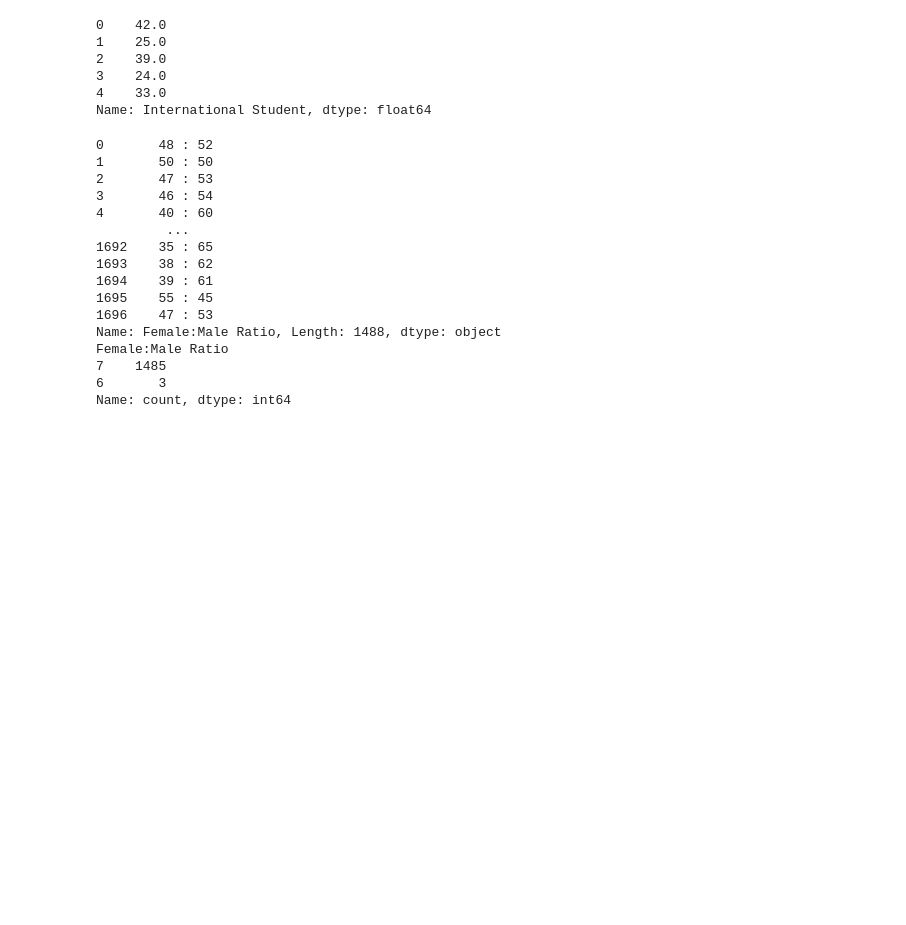
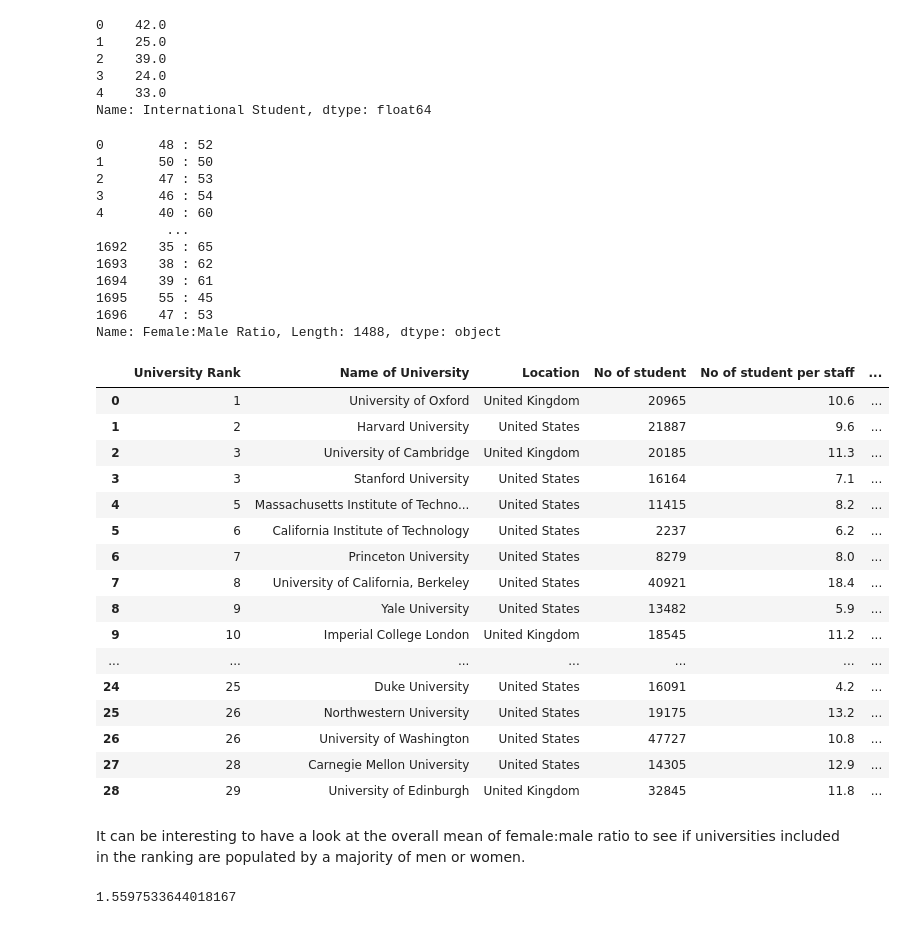
Before and after one commit to Siegfried2021/university_rankings, a Jupyter notebook: university_rankings.ipynb, the cells around one changed output. Drawn from its saved outputs; the diff is of its cells as text; code cells hidden in the pictures; blank space fills up the shorter version.

```diff
--- a/university_rankings.ipynb
+++ b/university_rankings.ipynb
@@ -107,27 +109,55 @@ df_univ["International Student"].head()
 3    24.0
 4    33.0
 Name: International Student, dtype: float64
-# %%
-print(df_univ["Female:Male Ratio"])
-
-def length_values(str_ratio):
-    return len(str_ratio)
-
-print(df_univ["Female:Male Ratio"].apply(length_values).value_counts())
-# %% [output]
-0       48 : 52
-1       50 : 50
-2       47 : 53
-3       46 : 54
-4       40 : 60
-         ...
-1692    35 : 65
-1693    38 : 62
-1694    39 : 61
-1695    55 : 45
-1696    47 : 53
-Name: Female:Male Ratio, Length: 1488, dtype: object
-Female:Male Ratio
-7    1485
-6       3
-Name: count, dtype: int64
+# %%
+print(df_univ["Female:Male Ratio"])
+
+def convert_ratio(str_ratio):
+    try:
+        split = str_ratio.split(":")
+        numerator = float(split[0])
+        denominator = float(split[1])
+        result = numerator / denominator
+        return result
+    except ZeroDivisionError:
+        return 100
+
+df_univ = df_univ[df_univ["Female:Male Ratio"].apply(lambda x: len(str(x)) == 7)]
+df_univ["Female:Male Ratio_modif"] = df_univ["Female:Male Ratio"].apply(lambda x: convert_ratio(x))
+df_univ.head(25)
+# %% [output]
+0       48 : 52
+1       50 : 50
+2       47 : 53
+3       46 : 54
+4       40 : 60
+         ...
+1692    35 : 65
+1693    38 : 62
+1694    39 : 61
+1695    55 : 45
+1696    47 : 53
+Name: Female:Male Ratio, Length: 1488, dtype: object
+|  | University Rank | Name of University | Location | No of student | No of student per staff | ... |
+| 0 | 1 | University of Oxford | United Kingdom | 20965 | 10.6 | ... |
+| 1 | 2 | Harvard University | United States | 21887 | 9.6 | ... |
+| 2 | 3 | University of Cambridge | United Kingdom | 20185 | 11.3 | ... |
+| 3 | 3 | Stanford University | United States | 16164 | 7.1 | ... |
+| 4 | 5 | Massachusetts Institute of Techno... | United States | 11415 | 8.2 | ... |
+| 5 | 6 | California Institute of Technology | United States | 2237 | 6.2 | ... |
+| 6 | 7 | Princeton University | United States | 8279 | 8.0 | ... |
+| 7 | 8 | University of California, Berkeley | United States | 40921 | 18.4 | ... |
+| 8 | 9 | Yale University | United States | 13482 | 5.9 | ... |
+| 9 | 10 | Imperial College London | United Kingdom | 18545 | 11.2 | ... |
+| ... | ... | ... | ... | ... | ... | ... |
+| 24 | 25 | Duke University | United States | 16091 | 4.2 | ... |
+| 25 | 26 | Northwestern University | United States | 19175 | 13.2 | ... |
+| 26 | 26 | University of Washington | United States | 47727 | 10.8 | ... |
+| 27 | 28 | Carnegie Mellon University | United States | 14305 | 12.9 | ... |
+| 28 | 29 | University of Edinburgh | United Kingdom | 32845 | 11.8 | ... |
+# %% [markdown]
+It can be interesting to have a look at the overall mean of female:male ratio to see if universities included in the ranking are populated by a majority of men or women.
+# %%
+df_univ["Female:Male Ratio_modif"].mean()
+# %% [output]
+1.5597533644018167
```
Also changed, not shown: parts of 8 cells of this notebook.
